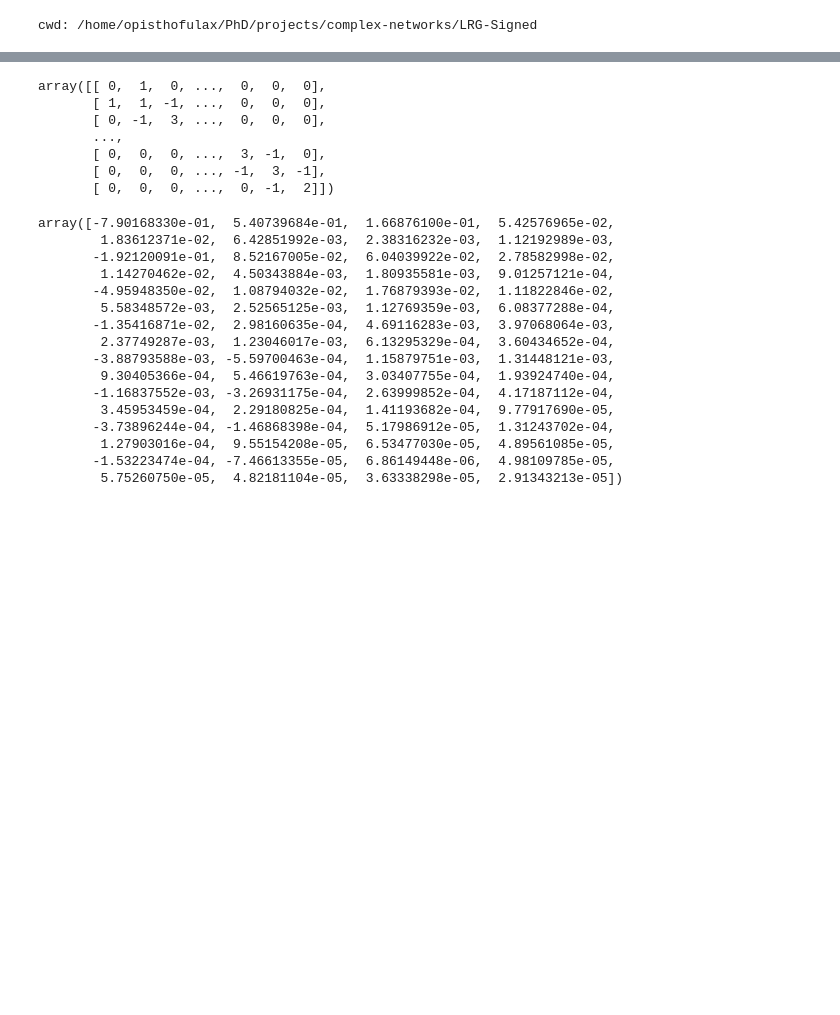
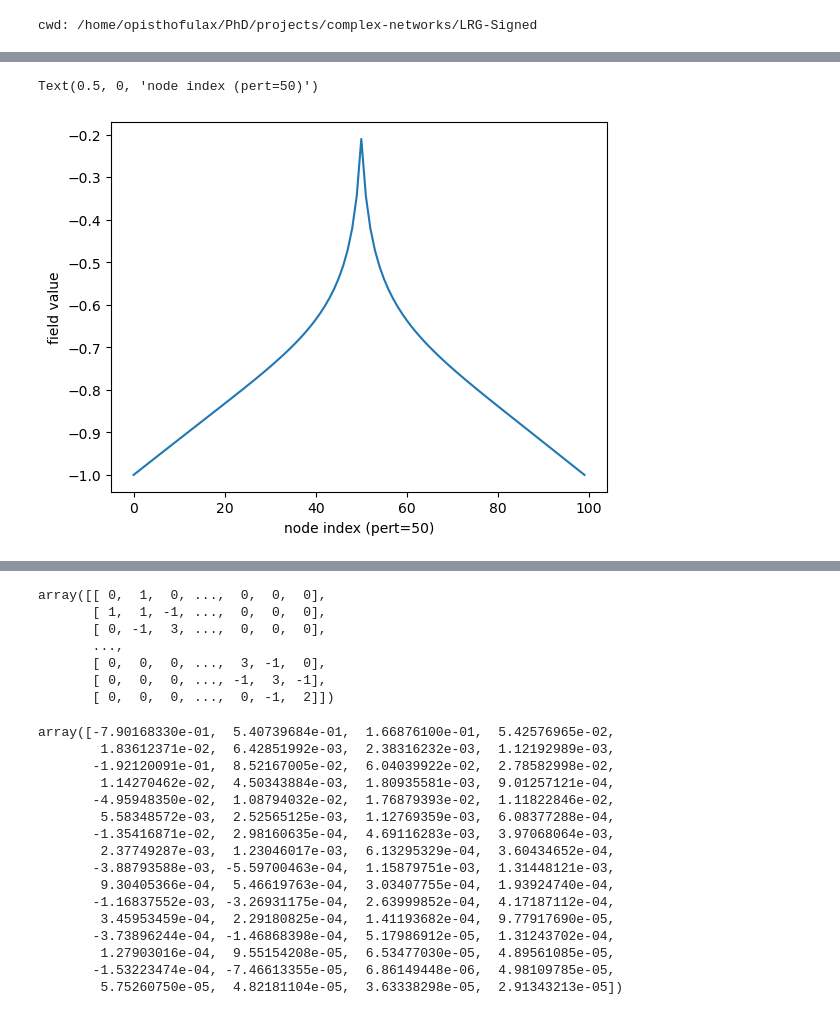
Before and after one commit to giulioiannelli/lrgsglib-public, a Jupyter notebook: notebooks/2dlattice_visualization.ipynb, the cells around one changed output, grey strips where cells are left out. Cells and saved outputs as stored; diff of their text form; code cells hidden in the pictures; blank space fills up the shorter version.

```diff
--- a/notebooks/2dlattice_visualization.ipynb
+++ b/notebooks/2dlattice_visualization.ipynb
@@ -13,0 +168,7 @@ cwd: /home/opisthofulax/PhD/projects/complex-networks/LRG-Signed
+# %%
+plt.plot(status[:, 50])
+
+# plt.yscale('log')
+# %% [output]
+Text(0.5, 0, 'node index (pert=50)')
+[figure, added]
```
Also changed, not shown: parts of 25 cells of this notebook, 4 other files.
